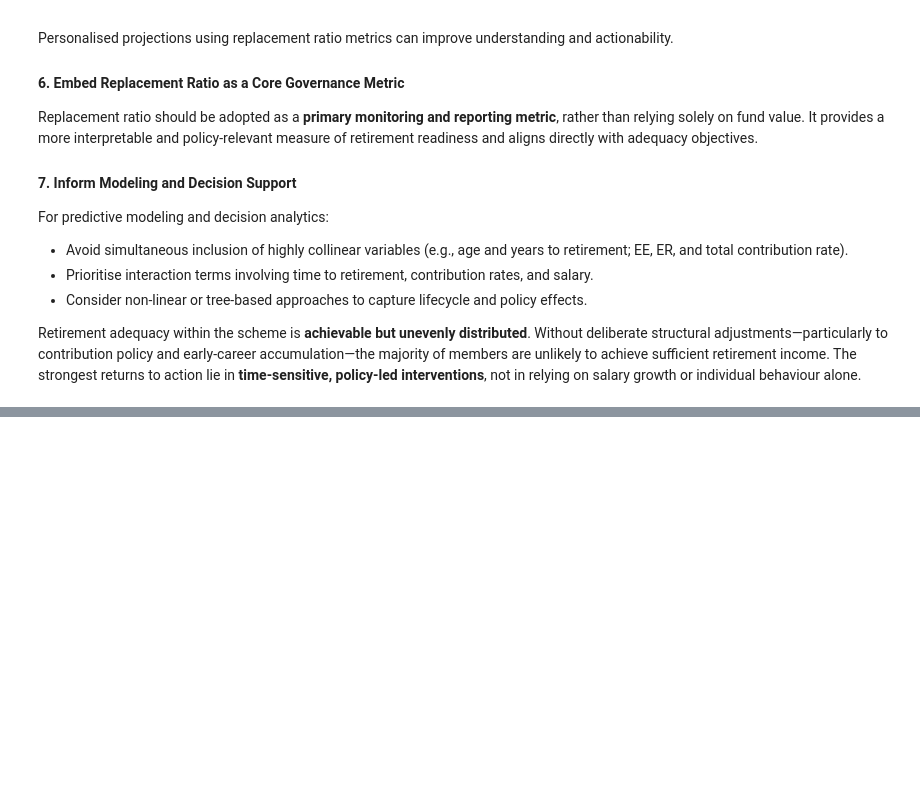
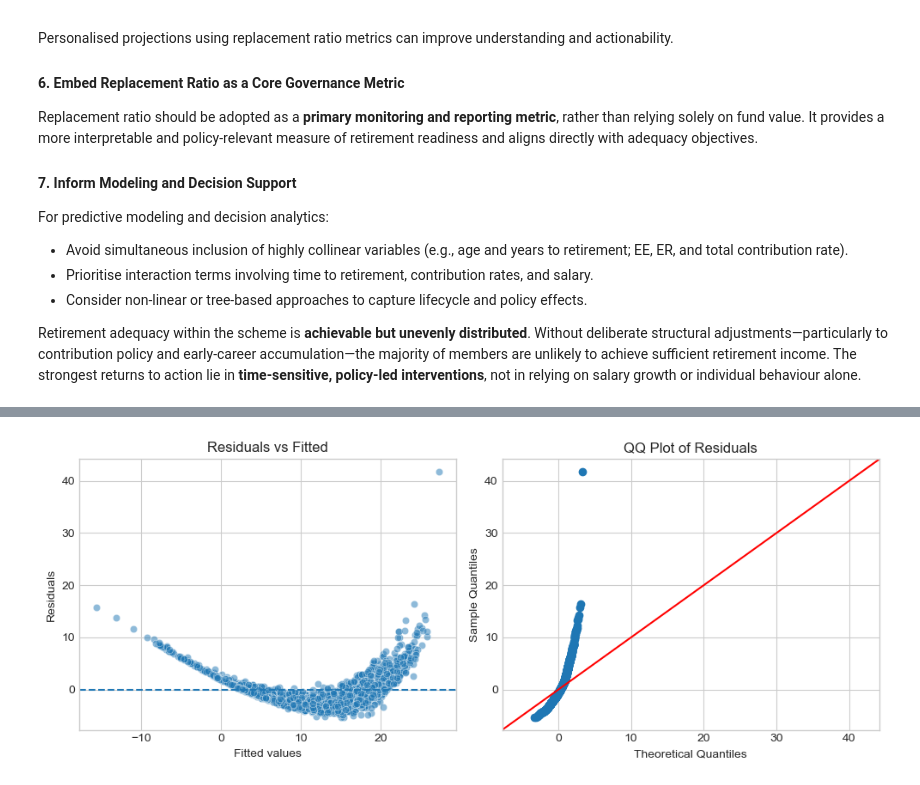
Before and after one commit to Vain-Guy/Labour-Force, a Jupyter notebook: Notebooks/eda.ipynb, the cells around one changed output, grey strips where cells are left out. Drawn from its saved outputs; the diff is of its cells as text; code cells hidden in the pictures; blank space fills up the shorter version.

```diff
--- a/Notebooks/eda.ipynb
+++ b/Notebooks/eda.ipynb
@@ -864,0 +1015,17 @@ Retirement adequacy within the scheme is **achievable but unevenly distributed**
+# %%
+# Apply log transform on skewed columns
+for col in ["salary", "fund_value"]:
+    # Add +1 to avoid log(0)
+    x_train[col + "_log"] = np.log1p(x_train[col])
+    x_test[col + "_log"] = np.log1p(x_test[col])
+
+# Drop untransformed originals
+x_train = x_train.drop(["salary", "fund_value"], axis=1)
+x_test = x_test.drop(["salary", "fund_value"], axis=1)
+
+# Scale the fetatures
+cols = ['salary_log', 'fund_value_log', 'years_to_retirement', 'total_contribution_rate']
+
+scaler = StandardScaler()
+x_train[cols] = scaler.fit_transform(x_train[cols])
+x_test[cols] = scaler.transform(x_test[cols])
@@ -864,0 +1034,66 @@ Retirement adequacy within the scheme is **achievable but unevenly distributed**
+# %%
+# Add constant
+X_train_ols = sm.add_constant(x_train)
+
+# Fit OLS
+ols_model = sm.OLS(y_train, X_train_ols).fit(cov_type='HC3')
+
+# Summary
+print(ols_model.summary())
+
+# Check for variance inflation
+print('\n'+'=='*50)
+print("Variance Inflation Factors:")
+vif = pd.DataFrame()
+vif["Variable"] = X_train_ols.columns
+vif["VIF"] = [
+    variance_inflation_factor(X_train_ols.values, i)
+    for i in range(X_train_ols.shape[1])
+]
+
+display(vif)
+
+# Residuals and Fitted plots QQ plot analysis
+print('\n'+'=='*50)
+print("Residuals and QQ Plot Analysis:")
+fig, axes = plt.subplots(1, 2, figsize=(10, 4))
+
+# Residuals vs Fitted
+sns.scatterplot(
+    x=ols_model.fittedvalues,
+    y=ols_model.resid,
+    alpha=0.5,
+    ax=axes[0]
+)
+axes[0].axhline(0, linestyle='--')
+axes[0].set_xlabel("Fitted values")
+axes[0].set_ylabel("Residuals")
+axes[0].set_title("Residuals vs Fitted")
+
+# QQ Plot
+sm.qqplot(
+    ols_model.resid,
+    line='45',
+    ax=axes[1]
+)
+axes[1].set_title("QQ Plot of Residuals")
+
+plt.tight_layout()
+plt.show()
+
+# Evaluate on test holdout set
+# Prepare test set
+X_test_ols = sm.add_constant(x_test)
+
+# Predictions
+y_pred_ols = ols_model.predict(X_test_ols)
+
+# Metrics
+r2_ols = r2_score(y_test, y_pred_ols)
+rmse_ols = np.sqrt(mean_squared_error(y_test, y_pred_ols))
+
+print("OLS Model Performance on Test Set")
+print("==" * 30)
+print(f"R² Score : {r2_ols:.4f}")
+print(f"RMSE     : {rmse_ols:.4f}")
+# %% [output]
@@ -864,0 +1125 @@ Retirement adequacy within the scheme is **achievable but unevenly distributed**
+[figure, added]
```
Also changed, not shown: parts of 13 cells of this notebook.
